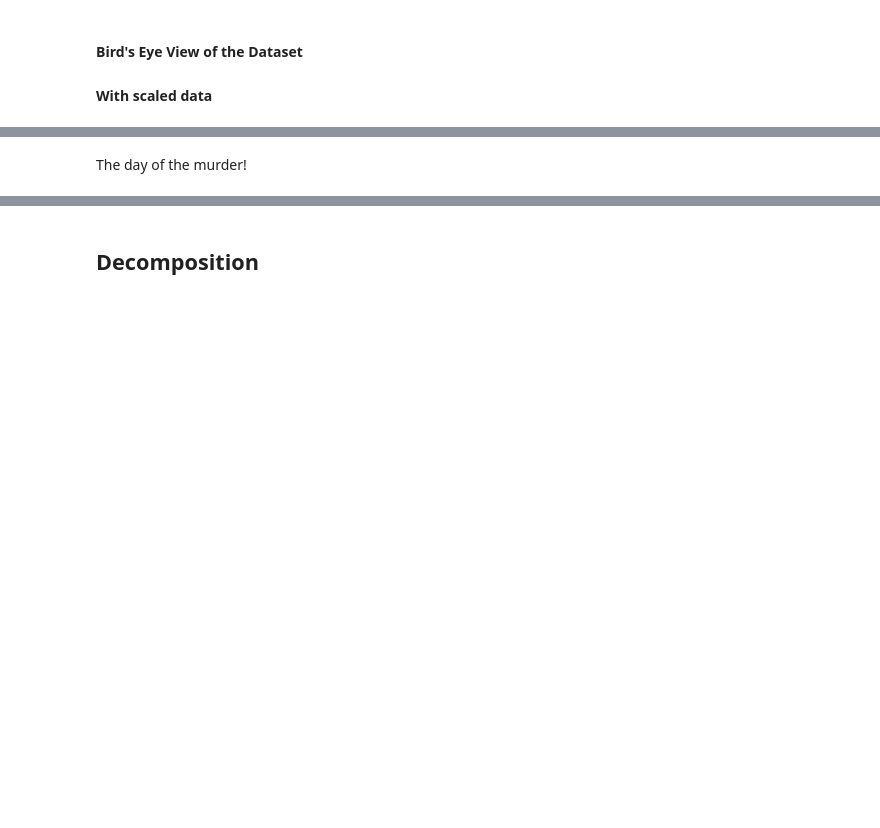
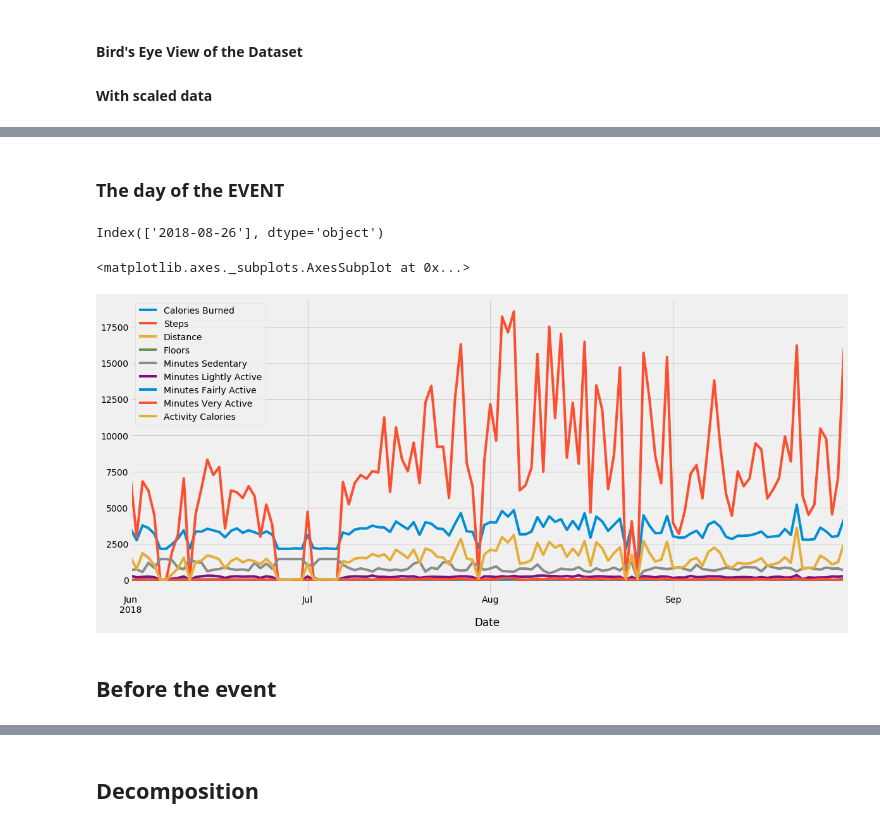
Before and after one commit to CrapWork/time-series, a Jupyter notebook: bare-bones.ipynb, the cells around one changed output, grey strips where cells are left out. Saved outputs shown, nothing was run; the diff lists cells and outputs as text; code cells hidden in the pictures; blank space fills up the shorter version.

```diff
--- a/bare-bones.ipynb
+++ b/bare-bones.ipynb
@@ -59,3 +66,3 @@ plt.pyplot.show()
 # %% [markdown]
-The day of the murder!
+### The day of the EVENT
 # %%
@@ -63,5 +73,12 @@ day_of_murder = scaled_df[scaled_df['Calories Burned'] == scaled_df['Calories Bu
+# %%
+date_of_event
+# %% [output]
+Index(['2018-08-26'], dtype='object')
 # %%
-murder_range = df2['2018-07':'2018-09']
+event_range = df2['2018-06':'2018-09']
 # %%
-murder_range.plot()
+event_range.plot()
+# %% [output]
+<matplotlib.axes._subplots.AxesSubplot at 0x...>
+[figure, added]
 # %%
@@ -71 +88,3 @@ post_murder = df2['2018-08-26':]
+# %% [markdown]
+## Before the event
 # %%
```
Also changed, not shown: parts of 27 cells of this notebook, 1 other file.
